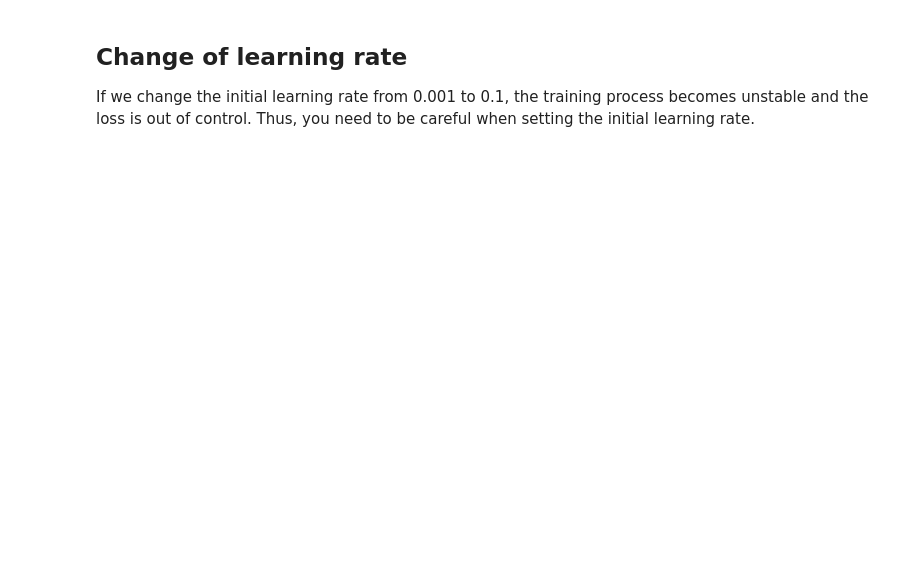
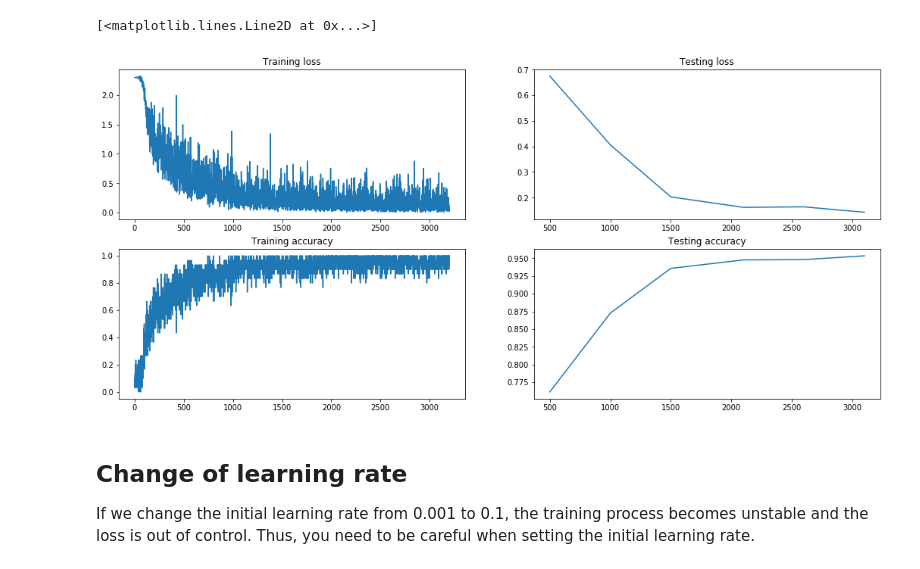
Before and after one commit to shuyao95/CS5242-DL-with-numpy, a Jupyter notebook: main.ipynb, the cells around one changed output. Cells and saved outputs as stored; diff of their text form; code cells hidden in the pictures; blank space fills up the shorter version.

```diff
--- a/main.ipynb
+++ b/main.ipynb
@@ -592,0 +532,23 @@ plt.plot(test_results[:, 0], test_results[:,2])
+# %%
+model = MNISTNet()
+loss = SoftmaxCrossEntropy(num_class=10)
+
+# define your learning rate sheduler
+def func(lr, iteration):
+    if iteration % 1000 ==0:
+        return lr*0.5
+    else:
+        return lr
+
+adam = Adam(lr=0.001, decay=0,  sheduler_func = func)
+l2 = L2(w=0.001) # L2 regularization with lambda=0.001
+model.compile(optimizer=adam, loss=loss, regularization=l2)
+
+import time
+start = time.time()
+train_results, val_results, test_results = model.train(
+    mnist,
+    train_batch=30, val_batch=1000, test_batch=1000,
+    epochs=2,
+    val_intervals=-1, test_intervals=500, print_intervals=100)
+print('cost:', time.time()-start)
@@ -593,3 +573,20 @@ plt.plot(test_results[:, 0], test_results[:,2])
+# %%
+plt.figure(figsize=(18, 8))
+plt.subplot(2, 2, 1)
+plt.title('Training loss')
+plt.plot(train_results[:,0], train_results[:,1])
+plt.subplot(2, 2, 3)
+plt.title('Training accuracy')
+plt.plot(train_results[:,0], train_results[:,2])
+plt.subplot(2, 2, 2)
+plt.title('Testing loss')
+plt.plot(test_results[:,0], test_results[:, 1])
+plt.subplot(2, 2, 4)
+plt.title('Testing accuracy')
+plt.plot(test_results[:, 0], test_results[:,2])
+# %% [output]
+[<matplotlib.lines.Line2D at 0x...>]
+[figure, added]
 # %% [markdown]
 ## Change of learning rate
 If we change the initial learning rate from 0.001 to 0.1, the training process becomes unstable and the loss is out of control. Thus, you need to be careful when setting the initial learning rate.
```
Also changed, not shown: parts of 65 cells of this notebook, 11 other files.
